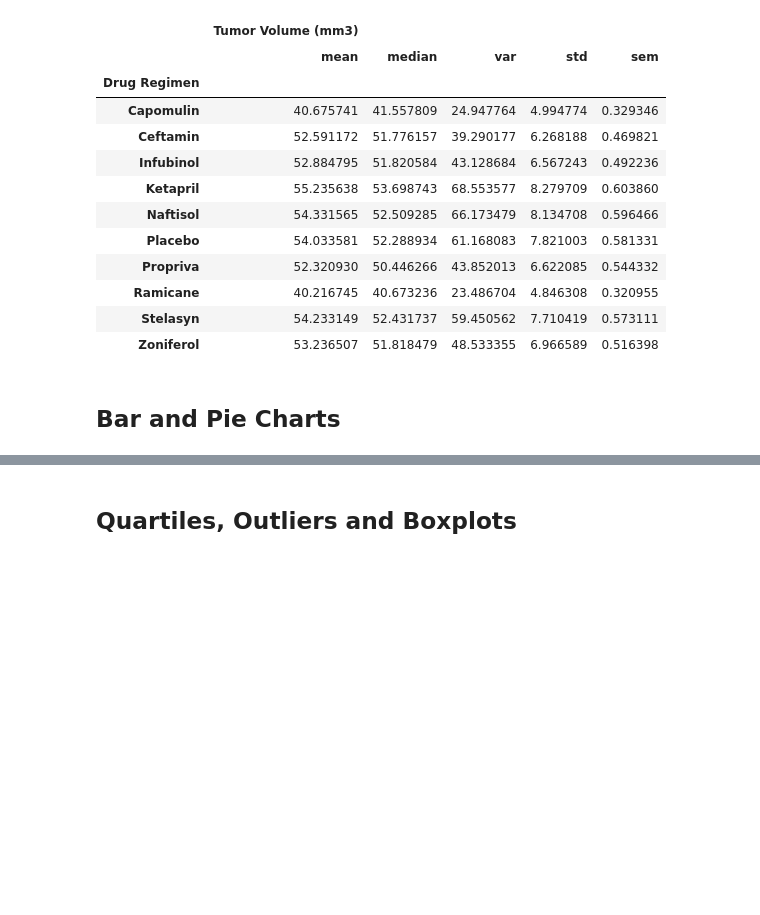
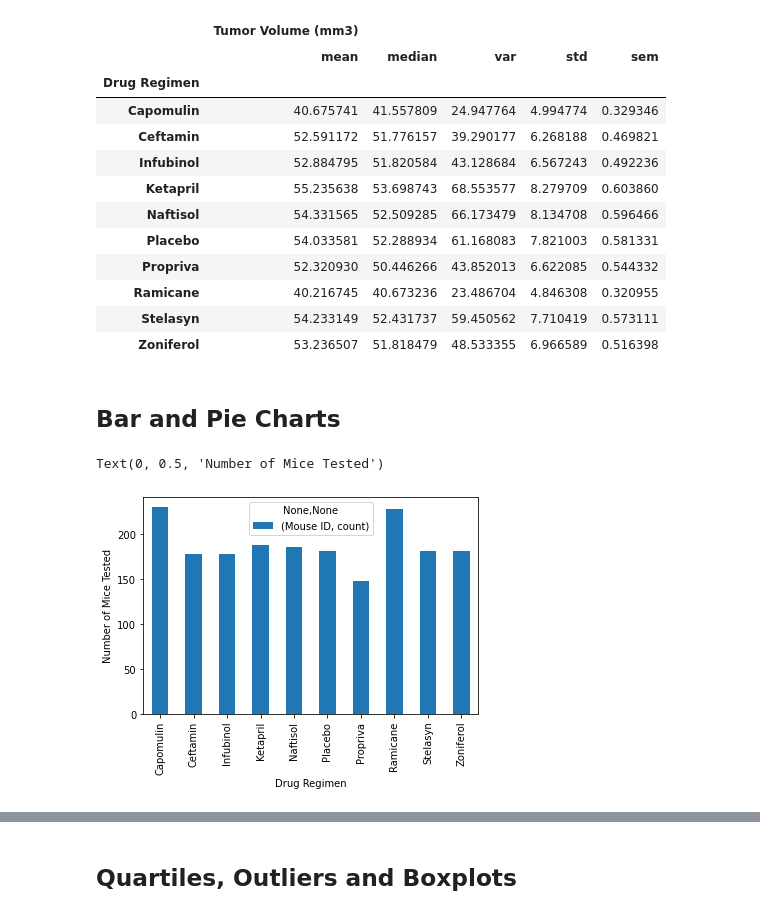
Before and after one commit to KManthey/Matplotlib-challenge, a Jupyter notebook: Pymaceuticals/pymaceuticals_challenge.ipynb, the cells around one changed output, grey strips where cells are left out. Drawn from its saved outputs; the diff is of its cells as text; code cells hidden in the pictures; blank space fills up the shorter version.

```diff
--- a/Pymaceuticals/pymaceuticals_challenge.ipynb
+++ b/Pymaceuticals/pymaceuticals_challenge.ipynb
@@ -149,3 +149,8 @@ Regimen_summary2
 ## Bar and Pie Charts
 # %%
 # Generate a bar plot showing the total number of unique mice tested on each drug regimen using pandas.
+Unique_mice = CleanData_df.groupby("Drug Regimen").agg({"Mouse ID":["count"]}).plot.bar()
+Unique_mice.set_ylabel("Number of Mice Tested")
+# %% [output]
+Text(0, 0.5, 'Number of Mice Tested')
+[figure, added]
```
Also changed, not shown: parts of 3 cells of this notebook.
